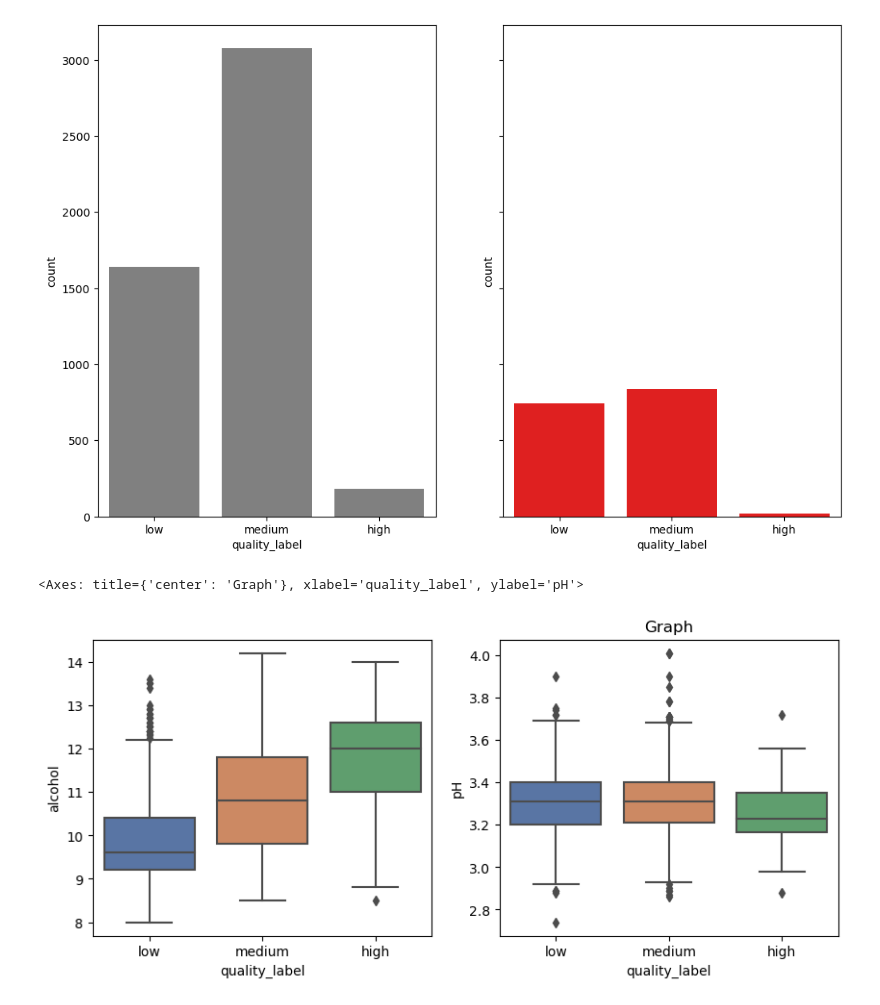
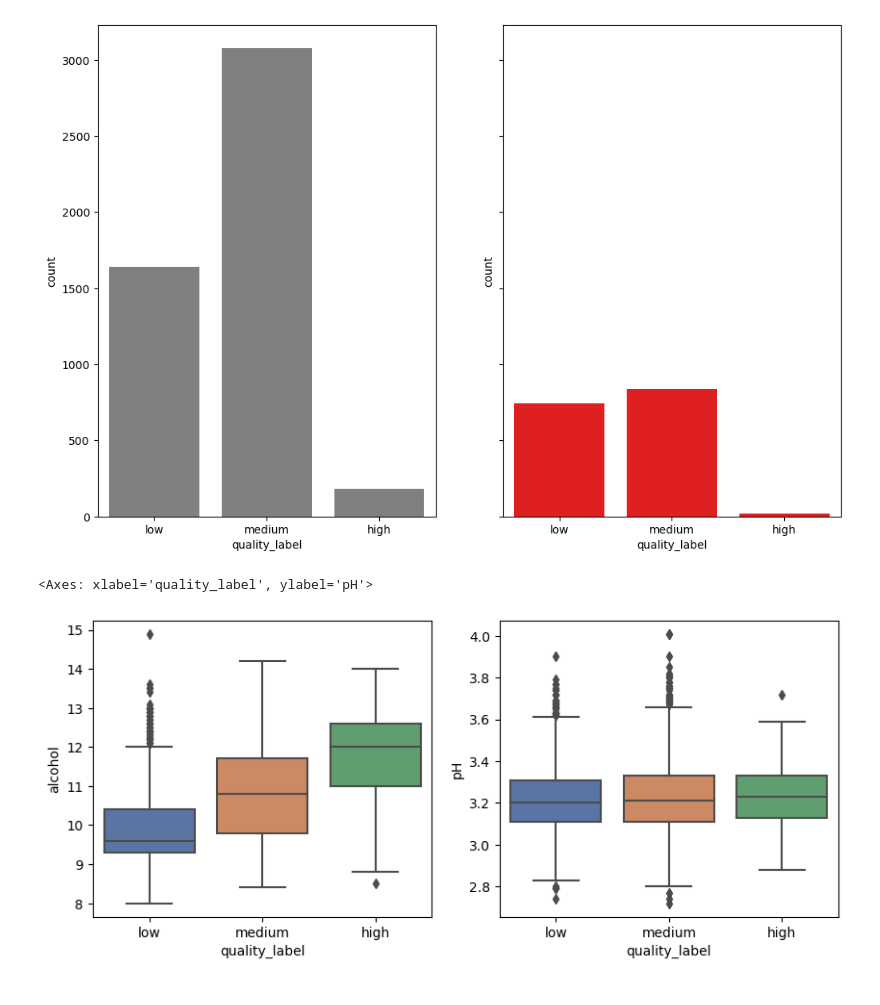
Before and after one commit to DarthCoderLuc/Blue_Berry_Winery, a Jupyter notebook: Blue_Berry_Winery.ipynb, the cells around one changed output. Drawn from its saved outputs; the diff is of its cells as text; code cells hidden in the pictures.

```diff
--- a/Blue_Berry_Winery.ipynb
+++ b/Blue_Berry_Winery.ipynb
@@ -93,0 +80,2 @@ df_all_wines
+# %%
+df_red_wine.insert(13,"type", "red")
@@ -93,0 +98,2 @@ df_all_wines
+# %%
+df_white_wine.insert(13,"type", "white")
@@ -93,0 +116,2 @@ df_all_wines
+# %%
+df_all_wines = pd.concat([df_red_wine,df_white_wine])
@@ -93,0 +120,5 @@ df_all_wines
+# %%
+#adding unique and reproducible wine ID 1-6497
+df_all_wines['wine_index']=pd.Series(range(1,6497))
+df_all_wines['wine_ID']=df_all_wines.type + "-" + df_all_wines.wine_index.map(str)
+df_all_wines
@@ -234,10 +279,10 @@ sns.countplot(x ='quality_label',data=red_whine,width=0.8,color= 'red',order=['l
 # %%
 fig ,axs = plt.subplots(1,2,figsize=(10,4))
 
-sns.boxplot(x= 'quality_label',y ='alcohol',data=df_white_wine,width=0.8,color= 'grey',order=['low','medium','high'],ax=axs[0],palette='deep')
-sns.boxplot(x= 'quality_label',y ='pH',data=red_whine,width=0.8,color= 'red',order=['low','medium','high'],ax=axs[1],palette='deep')
+sns.boxplot(x= 'quality_label',y ='alcohol',data=df_all_wines,width=0.8,color= 'grey',order=['low','medium','high'],ax=axs[0],palette='deep')
+sns.boxplot(x= 'quality_label',y ='pH',data=df_all_wines,width=0.8,color= 'red',order=['low','medium','high'],ax=axs[1],palette='deep')
 # %% [output]
-<Axes: title={'center': 'Graph'}, xlabel='quality_label', ylabel='pH'>
+<Axes: xlabel='quality_label', ylabel='pH'>
-[figure, old version]
+[figure, new version]
 # %%
 
```
Also changed, not shown: parts of 20 cells of this notebook.
